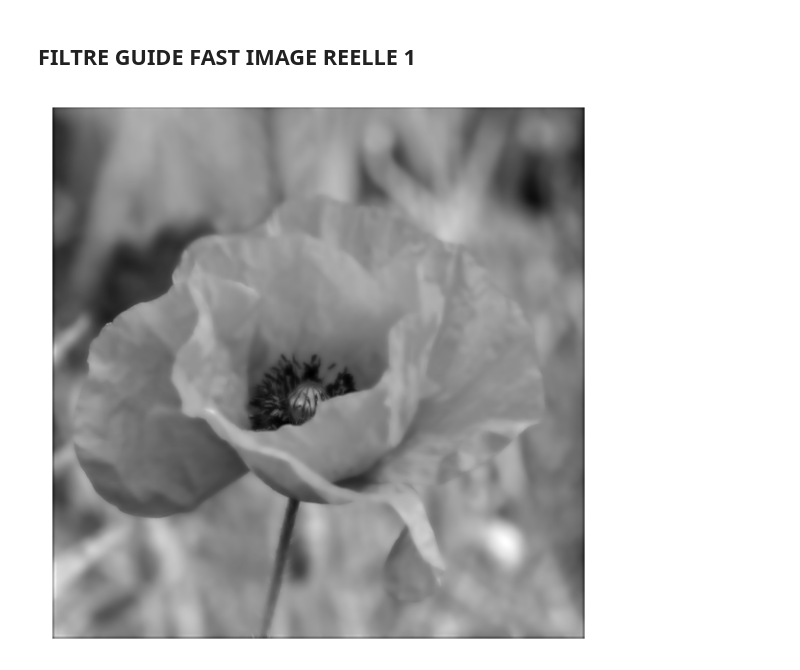
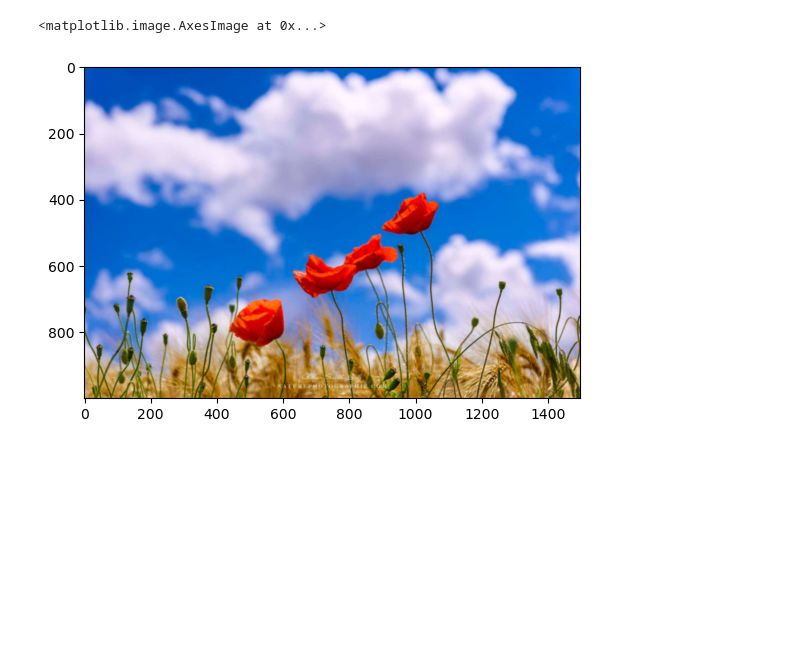
Before and after one commit to nizurc/2025-projet-S2-MMA-analyse-image, a Jupyter notebook: Guided Image Filtering.ipynb, the cells around one changed output. Saved outputs shown, nothing was run; the diff lists cells and outputs as text; code cells hidden in the pictures; blank space fills up the shorter version.

```diff
--- a/Guided Image Filtering.ipynb
+++ b/Guided Image Filtering.ipynb
@@ -172,14 +140,16 @@ plt.show()
-# %% [markdown]
-## FILTRE GUIDE FAST IMAGE REELLE 1
-# %%
-romega = 4 # rayon de la fenêtre
-epsilon = 0.2 **2 # paramètre de régularisation
-q2 = f.guided_f_fast2(p2,p2,romega,epsilon)
-
-# Affichage
-plt.figure(dpi=150)
-plt.imshow(q2,cmap='gray')
-plt.axis('off')
-plt.show()
-# %% [output]
-[figure, removed]
+# %%
+# -----------------------------------------------------------------------
+# IMAGE REELLE
+# Charger l'image
+p = plt.imread('fleur2.jpg')
+p = p/255
+
+
+romega = 1 # rayon de la fenêtre
+epsilon = 0.8 **2 # paramètre de régularisation
+q = f.guided_f_fast3(p, p, romega, epsilon)
+q = np.clip(q, 0, 1)  # Assurer que les valeurs sont dans la plage [0, 1]
+plt.imshow(q)
+# %% [output]
+<matplotlib.image.AxesImage at 0x...>
+[figure, added]
```
Also changed, not shown: parts of 26 cells of this notebook, 6 other files.
